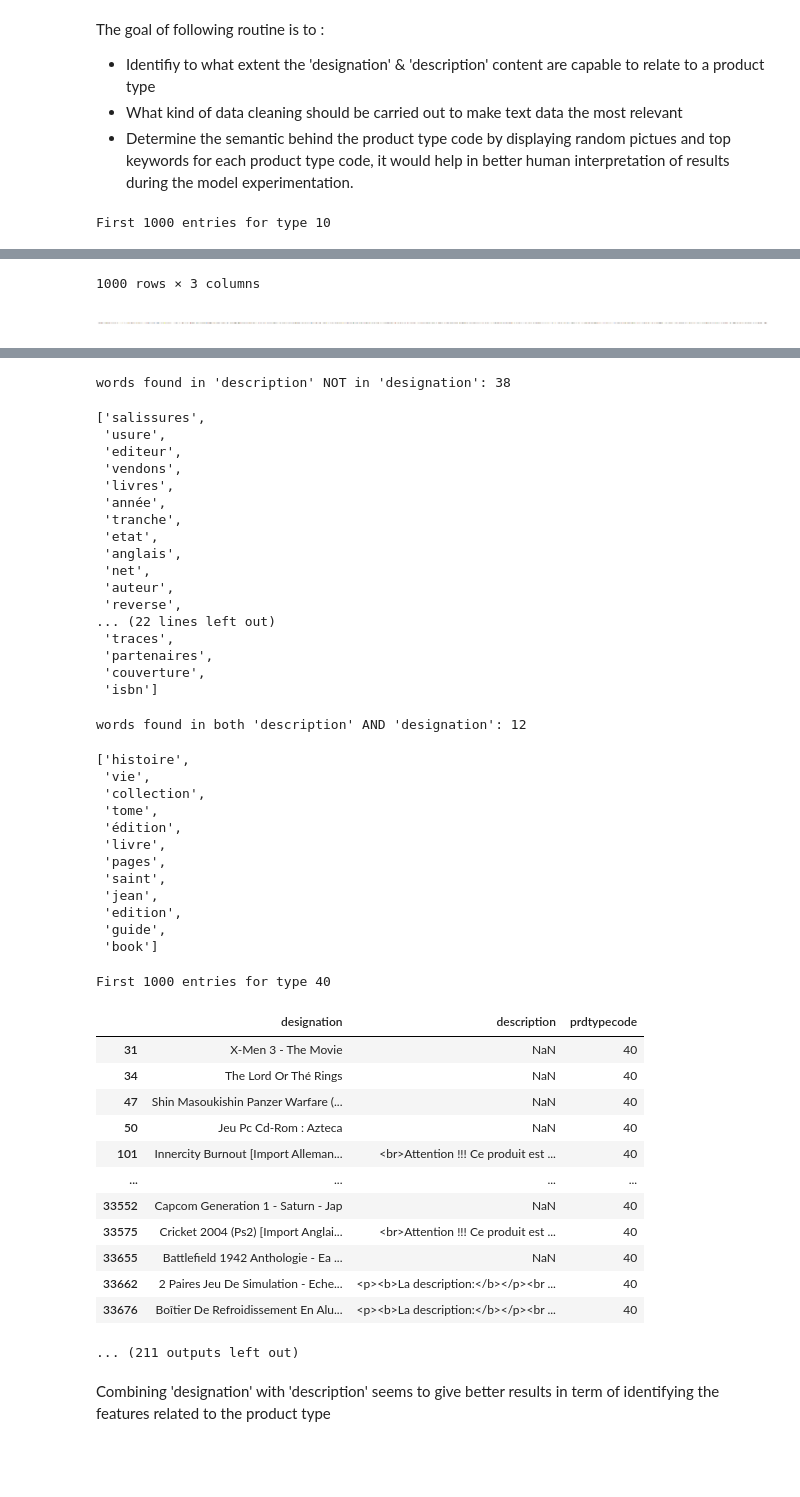
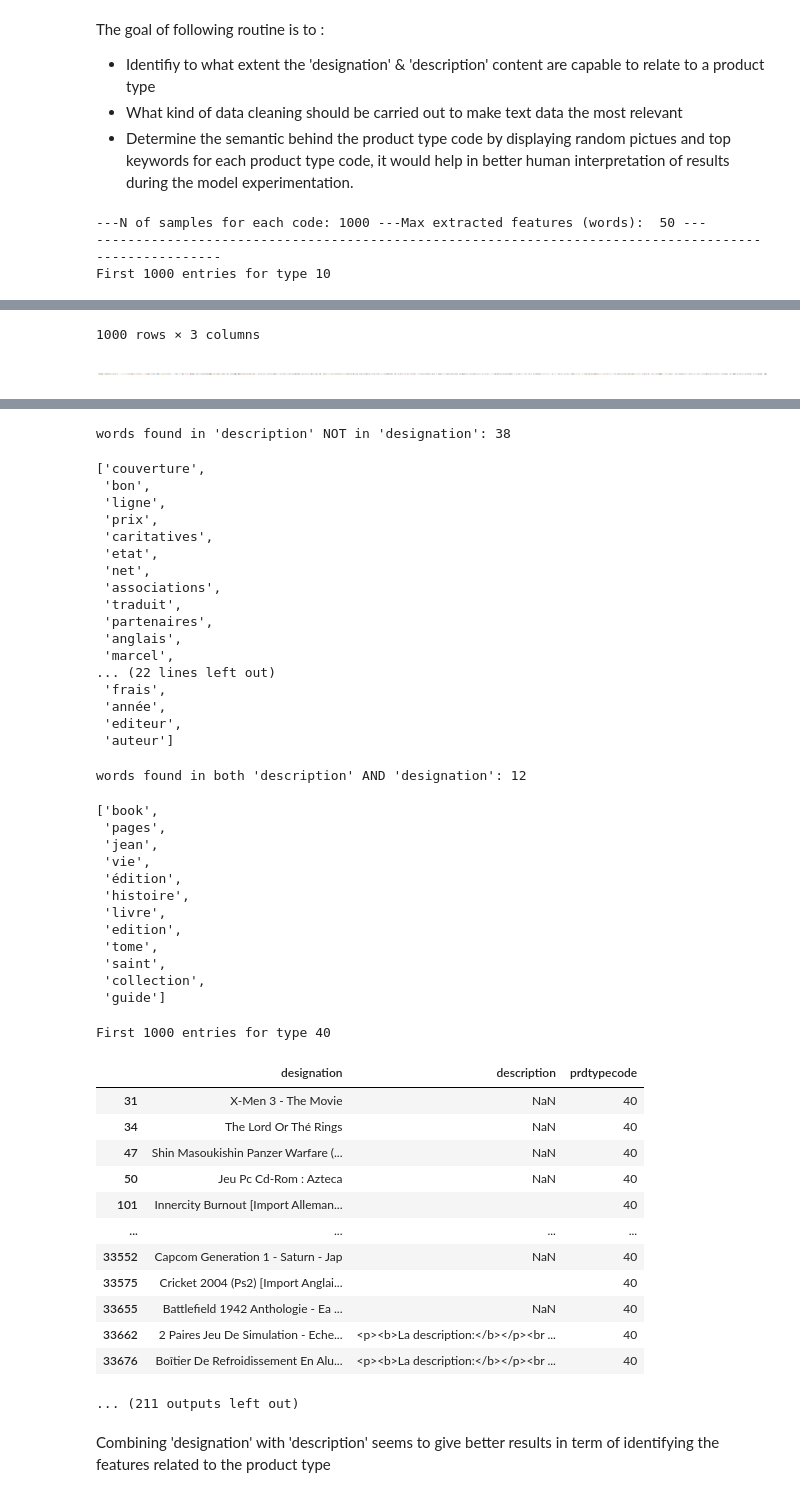
Before and after one commit to ouissamgouni/bootcamp-mle24-rakuten, a Jupyter notebook: notebooks/bootcamp-mle24-rakuten.ipynb, the cells around one changed output, grey strips where cells are left out. Drawn from its saved outputs; the diff is of its cells as text; code cells hidden in the pictures; blank space fills up the shorter version.

```diff
--- a/notebooks/bootcamp-mle24-rakuten.ipynb
+++ b/notebooks/bootcamp-mle24-rakuten.ipynb
@@ -88,3 +93,8 @@ display(data_desc_dup)
 - Most of duplicated values are related to one type, which sets a corrolation between that could be useful in predicting the label
 - The duplicated value '\<br />' can be deleted as it doesn't bring any semantic
 - The duplicated value '...Attention !!! Ce produit est un import si les informations 'langues' et 'sous-titres'...' can be deleted as well.
+# %%
+# replace all '...Attention !!' with empty string
+exp = "<br>Attention !!! Ce produit est un import"
+data['description'] = data['description'].apply(lambda x: '' if (exp in str(x)) else x)
+get_duplicated(data)
@@ -134,7 +162,7 @@ max_features=50
 print("---N of samples for each code:", str(nsamples), "---Max extracted features (words): ", str(max_features) , "---")
 print("-----------------------------------------------------------------------------------------------------")
 
-to_ignore = ['cm','mm','taille','dimensions','hauteur','largeur','couleur','nbsp','comprend','description','import','france','japonais','blanc','gris','noir',
+to_ignore = ['x', 'y', 'xy', 'cm','mm','taille','dimensions','hauteur','largeur','couleur','nbsp','comprend','description','import','france','japonais','blanc','gris','noir',
                           'le', 'la', 'les', 'un', 'deux', 'trois', 'quatre', 'cinq', 'une', 'et', 'de', 'du', 'des', 'ceci', 'cela', 'plusieurs', 'seul', 'seule', 'avec', 'pour',
                            'ce', 'ceci', 'cela', 'ceux', 'celles', 'ne', 'non', 'par', 'pour', 'parce', 'que', 'qui', 'comment', 'comme', 'ou', 'où', 'tout',
                           'toute', 'peut', 'être', 'li', 'ul', 'br', 'b', '<br />', 'x', 'p', 'div', 'h1', 'h2','h3','h4', 'td', 'tr', 'nbsp', 'amp',
@@ -261,11 +289,27 @@ with pd.option_context('display.max_rows', None, 'display.max_columns', None):
     print('Sammary of differences:\n=================================')
     display(summary_df)
     print('all words by code:\n=================================')
+    print("n_designation : N of words in designation")
+    print("n_description : N of words in description")
+    print("n_designation_description : N of words in designation+description")
+    print("set_intersection : Words in designation NOT in description")
+    print("set_intersection : N of words in designation NOT in description")
+    print("set_intersection_1 : Words in description NOT in designation")
+    print("set_intersection_1 : N of words in description NOT in designation")
+    print("set_intersection_2 : Words found in both 'description' AND 'designation")
+    print("set_intersection_2 : N of words in both 'description' AND 'designation")
+
+    #all_feaures[len(all_feaures)] = ["", all_feaures['n_designation'].sum(), "", all_feaures['n_description'].sum(),
+    #                                 "", all_feaures['n_designation_description'].sum(),"", all_feaures['n_set_intersection'].sum(),
+    #                                "", all_feaures['n_set_intersection_1'].sum(),
+    #                                "", all_feaures['n_set_intersection_2'].sum()]
     display(all_feaures)
     all_feaures.to_csv('all_feaures.csv')
 
 print("-----------------------------------------------------------------------")
 # %% [output]
+---N of samples for each code: 1000 ---Max extracted features (words):  50 ---
+-----------------------------------------------------------------------------------------------------
 First 1000 entries for type 10
 |  | designation | description | prdtypecode |
 | 0 | Olivia: Personalisiertes Notizbuc... | NaN | 10 |
@@ -318,44 +362,44 @@ words found in 'designation' NOT in 'description': 38
 words found in 'description' NOT in 'designation': 38
-['salissures',
- 'usure',
+['couverture',
+ 'bon',
+ 'ligne',
+ 'prix',
+ 'caritatives',
+ 'etat',
+ 'net',
+ 'associations',
+ 'traduit',
+ 'partenaires',
+ 'anglais',
+ 'marcel',
+... (22 lines left out)
+ 'frais',
+ 'année',
  'editeur',
- 'vendons',
- 'livres',
- 'année',
- 'tranche',
- 'etat',
- 'anglais',
- 'net',
- 'auteur',
- 'reverse',
-... (22 lines left out)
- 'traces',
- 'partenaires',
- 'couverture',
- 'isbn']
+ 'auteur']
 words found in both 'description' AND 'designation': 12
-['histoire',
+['book',
+ 'pages',
+ 'jean',
  'vie',
+ 'édition',
+ 'histoire',
+ 'livre',
+ 'edition',
+ 'tome',
+ 'saint',
  'collection',
- 'tome',
- 'édition',
- 'livre',
- 'pages',
- 'saint',
- 'jean',
- 'edition',
- 'guide',
- 'book']
+ 'guide']
 First 1000 entries for type 40
 |  | designation | description | prdtypecode |
 | 31 | X-Men 3 - The Movie | NaN | 40 |
 | 34 | The Lord Or Thé Rings | NaN | 40 |
 | 47 | Shin Masoukishin Panzer Warfare (... | NaN | 40 |
 | 50 | Jeu Pc Cd-Rom : Azteca | NaN | 40 |
-| 101 | Innercity Burnout [Import Alleman... | <br>Attention !!! Ce produit est ... | 40 |
+| 101 | Innercity Burnout [Import Alleman... |  | 40 |
 | ... | ... | ... | ... |
 | 33552 | Capcom Generation 1 - Saturn - Jap | NaN | 40 |
-| 33575 | Cricket 2004 (Ps2) [Import Anglai... | <br>Attention !!! Ce produit est ... | 40 |
+| 33575 | Cricket 2004 (Ps2) [Import Anglai... |  | 40 |
 | 33655 | Battlefield 1942 Anthologie - Ea ... | NaN | 40 |
 | 33662 | 2 Paires Jeu De Simulation - Eche... | <p><b>La description:</b></p><br ... | 40 |
 | 33676 | Boîtier De Refroidissement En Alu... | <p><b>La description:</b></p><br ... | 40 |
```
Also changed, not shown: parts of 4 cells of this notebook, 1 other file.
